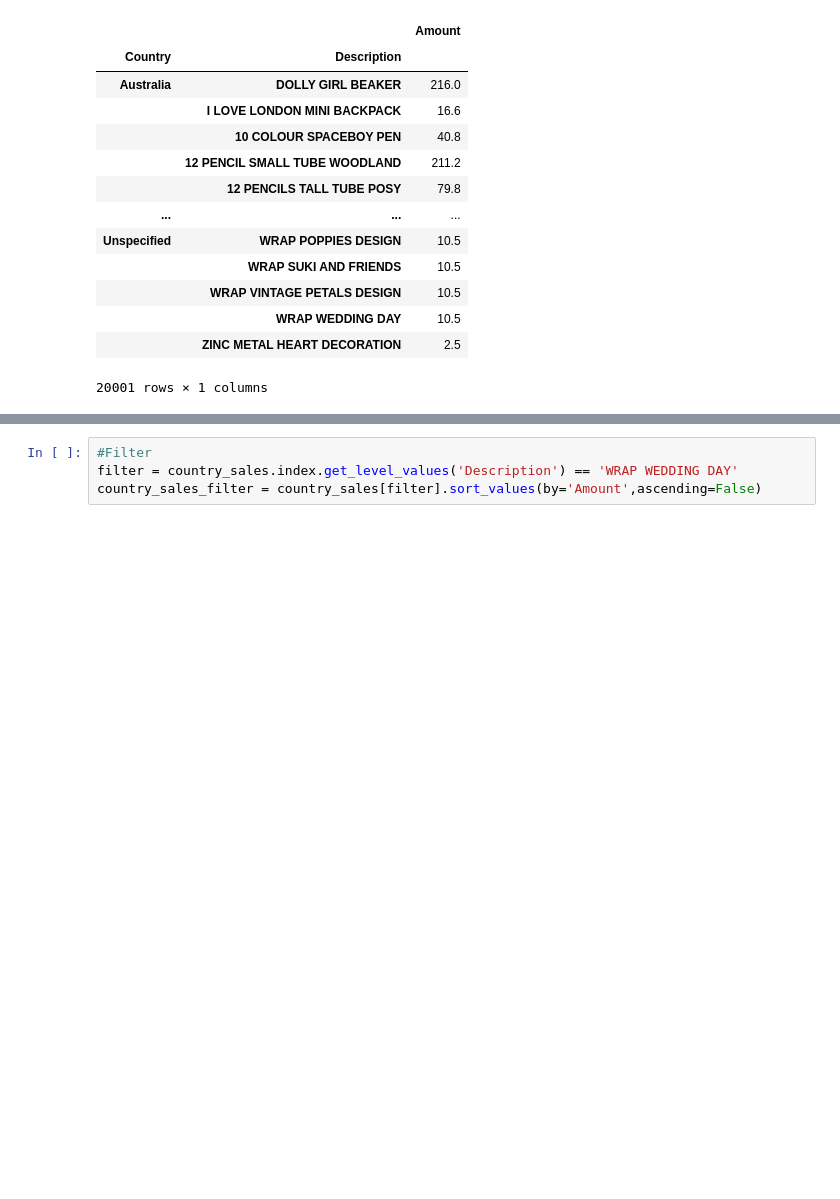
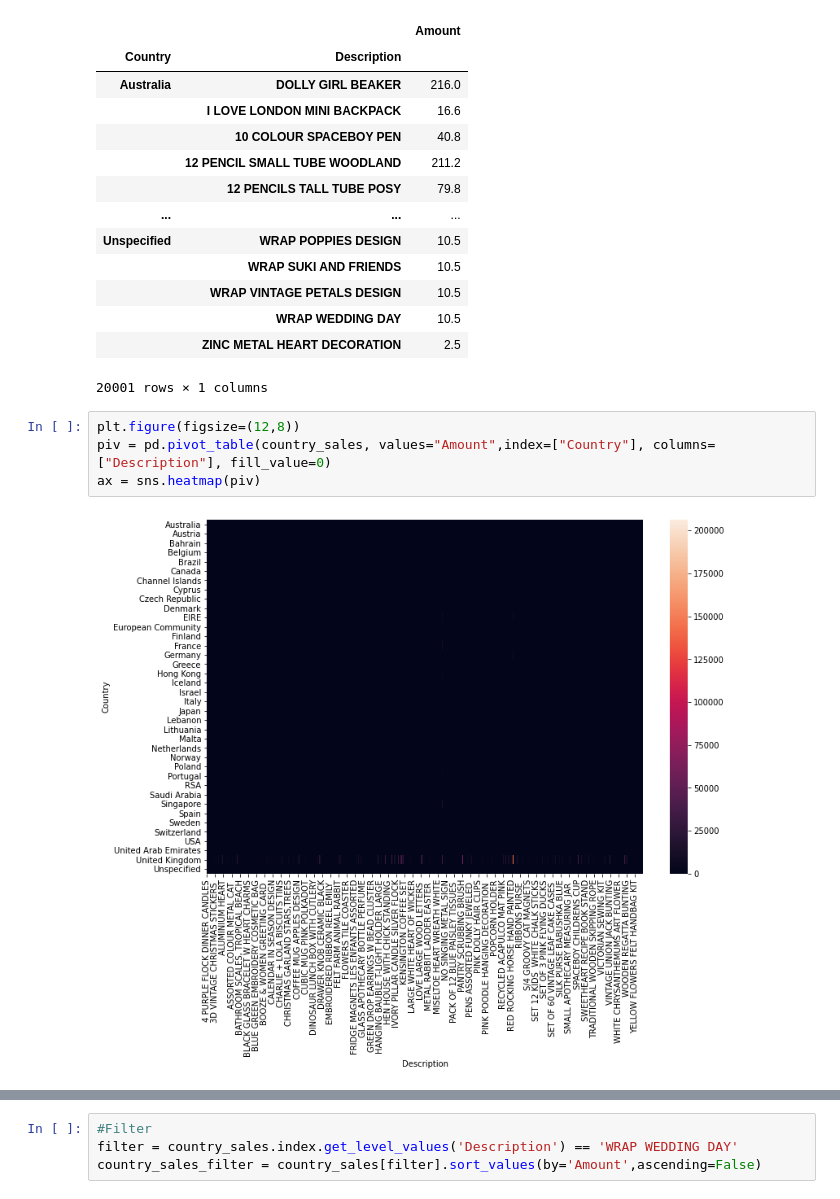
Before and after one commit to CakeNuthep/Super_AI, a Jupyter notebook: Homework/Week5/22p22c0044_ศุภชัย_W5HW1_17102020.ipynb, the cells around one changed output, grey strips where cells are left out. Saved outputs shown, nothing was run; the diff lists cells and outputs as text; blank space fills up the shorter version.

```diff
--- a/Homework/Week5/22p22c0044_ศุภชัย_W5HW1_17102020.ipynb
+++ b/Homework/Week5/22p22c0044_ศุภชัย_W5HW1_17102020.ipynb
@@ -153,3 +150,9 @@ country_sales
 |  | WRAP WEDDING DAY | 10.5 |
 |  | ZINC METAL HEART DECORATION | 2.5 |
 20001 rows × 1 columns
+# %%
+plt.figure(figsize=(12,8))
+piv = pd.pivot_table(country_sales, values="Amount",index=["Country"], columns=["Description"], fill_value=0)
+ax = sns.heatmap(piv)
+# %% [output]
+[figure, added]
```
Also changed, not shown: parts of 2 cells of this notebook.
